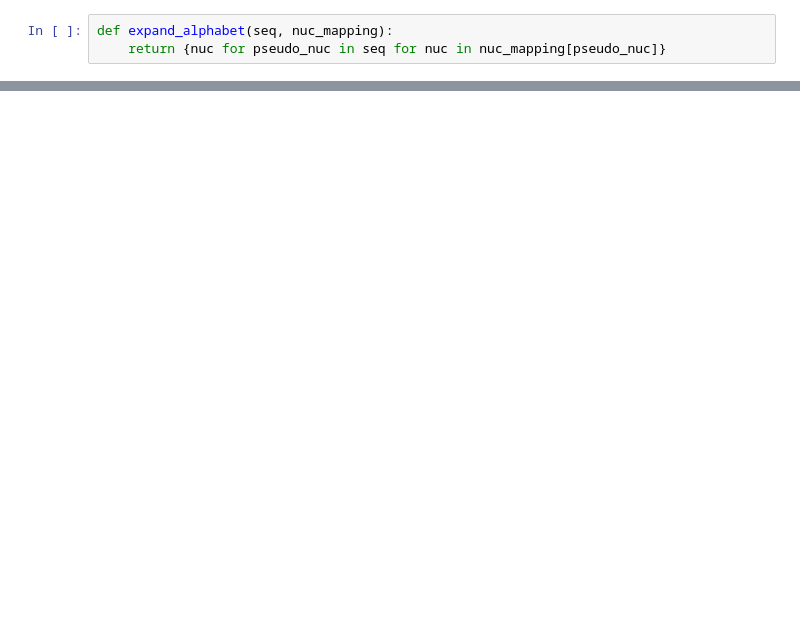
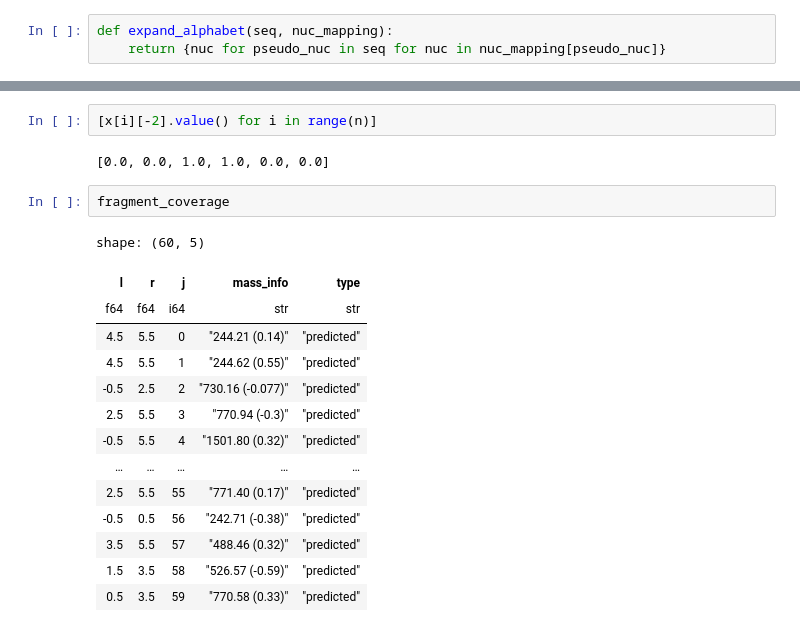
Before and after one commit to spectrseq/spectrseqtools-evaluation, a Jupyter notebook: playground/ilp.ipynb, the cells around one changed output, grey strips where cells are left out. Drawn from its saved outputs; the diff is of its cells as text; blank space fills up the shorter version.

```diff
--- a/playground/ilp.ipynb
+++ b/playground/ilp.ipynb
@@ -333,0 +541,21 @@ U                   U          244.06954
+# %%
+[x[i][-2].value() for i in range(n)]
+# %% [output]
+[0.0, 0.0, 1.0, 1.0, 0.0, 0.0]
+# %%
+fragment_coverage
+# %% [output]
+shape: (60, 5)
+| l | r | j | mass_info | type |
+| f64 | f64 | i64 | str | str |
+| 4.5 | 5.5 | 0 | "244.21 (0.14)" | "predicted" |
+| 4.5 | 5.5 | 1 | "244.62 (0.55)" | "predicted" |
+| -0.5 | 2.5 | 2 | "730.16 (-0.077)" | "predicted" |
+| 2.5 | 5.5 | 3 | "770.94 (-0.3)" | "predicted" |
+| -0.5 | 5.5 | 4 | "1501.80 (0.32)" | "predicted" |
+| … | … | … | … | … |
+| 2.5 | 5.5 | 55 | "771.40 (0.17)" | "predicted" |
+| -0.5 | 0.5 | 56 | "242.71 (-0.38)" | "predicted" |
+| 3.5 | 5.5 | 57 | "488.46 (0.32)" | "predicted" |
+| 1.5 | 3.5 | 58 | "526.57 (-0.59)" | "predicted" |
+| 0.5 | 3.5 | 59 | "770.58 (0.33)" | "predicted" |
```
Also changed, not shown: parts of 15 cells of this notebook, 5 other files.
